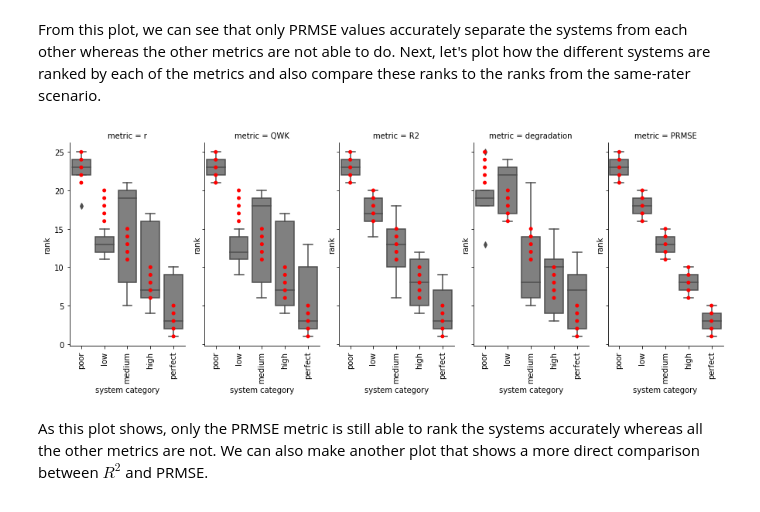
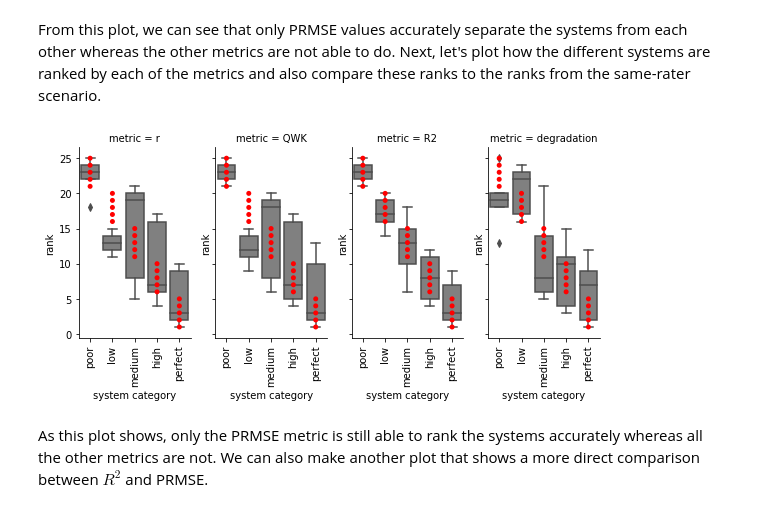
Before and after one commit to EducationalTestingService/prmse-simulations, a Jupyter notebook: notebooks/ranking_multiple_systems.ipynb, the cells around one changed output. Cells and saved outputs as stored; diff of their text form; code cells hidden in the pictures.

```diff
--- a/notebooks/ranking_multiple_systems.ipynb
+++ b/notebooks/ranking_multiple_systems.ipynb
@@ -143,0 +146,12 @@ rater_pairs_for_systems = [rater_pair.split('+') for rater_pair in rater_pairs_f
+# %%
+# we need to add the information about the systems and rater pairs
+# We can use h1 sincethe pairs are always drawn from the same groups of raters
+df_for_evaluation = pd.DataFrame(data=rater_pairs_for_systems, columns=['h1', 'h2'])
+df_for_evaluation['system_id'] = df_system_metadata['system_id'].values
+df_for_evaluation['system_category'] = df_system_metadata['system_category']
+df_for_evaluation_with_category = pd.merge(df_for_evaluation, df_rater_metadata,
+                                           left_on='h1', right_on='rater_id' )
+xtabs = pd.crosstab(df_for_evaluation_with_category['system_category'],
+                    df_for_evaluation_with_category['rater_category']).loc[dataset.system_categories,
+                                                                            dataset.rater_categories]
+xtabs
@@ -148,7 +186,9 @@ Next, we compute the values of the conventional agreement metrics and PRMSE for
 metric_values_list = []
 
 # iterate over each system ID
-for system_id, (rater_id1, rater_id2) in zip(df_system_metadata['system_id'], rater_pairs_for_systems):
+for system_id, rater_id1, rater_id2 in zip(df_for_evaluation['system_id'],
+                                           df_for_evaluation['h1'],
+                                           df_for_evaluation['h2']):
 
     # compute the agreement metrics for all of the systems in this category against our chosen rater pair
     metric_values, _ = compute_agreement_one_system_one_rater_pair(df_scores,
@@ -216,17 +256,19 @@ df_all_ranks_long = df_ranks_different_rater_pairs_long.merge(df_ranks_same_rate
                                                               suffixes=('_diff', '_same'))
 # %%
 # now make a plot that shows the comparison of the two sets of ranks
-g = sns.FacetGrid(df_all_ranks_long, col='metric', height=5, aspect=0.5)
+# I have excluded PRMSE to generate the plot for the paper.
+# This filtering will be removed before the release.
+g = sns.FacetGrid(df_all_ranks_long[df_all_ranks_long['metric']!='PRMSE'], col='metric', height=4, aspect=0.5)
 g.map(sns.boxplot, 'system_category', 'rank_diff', order=dataset.system_categories, color='grey')
 g.map(sns.stripplot, 'system_category', 'rank_same', order=dataset.system_categories, color='red', jitter=False)
 (g.set_xticklabels(dataset.system_categories, rotation=90)
   .set(xlabel='system category')
   .set(ylabel='rank'))
 plt.tight_layout(h_pad=1.0)
 plt.savefig(figure_dir / 'system_comparison.png')
 plt.show()
 # %% [output]
-[figure, old version]
+[figure, new version]
 # %% [markdown]
 As this plot shows, only the PRMSE metric is still able to rank the systems accurately whereas all the other metrics are not. We can also make another plot that shows a more direct comparison between $R^2$ and PRMSE.
 # %%
```
Also changed, not shown: parts of 6 cells of this notebook.
